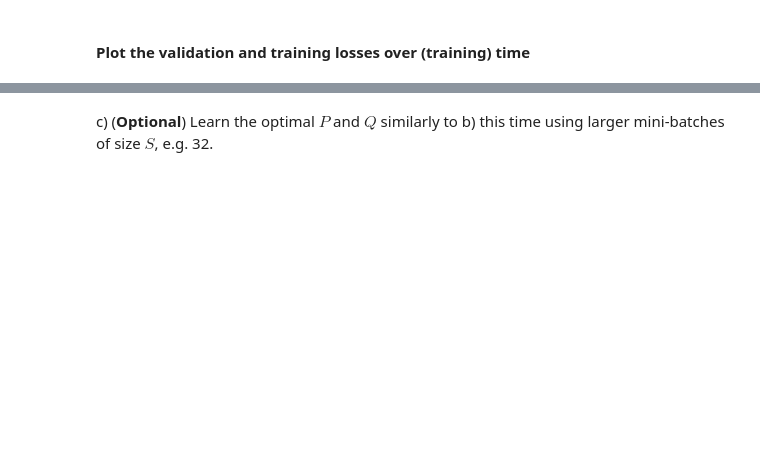
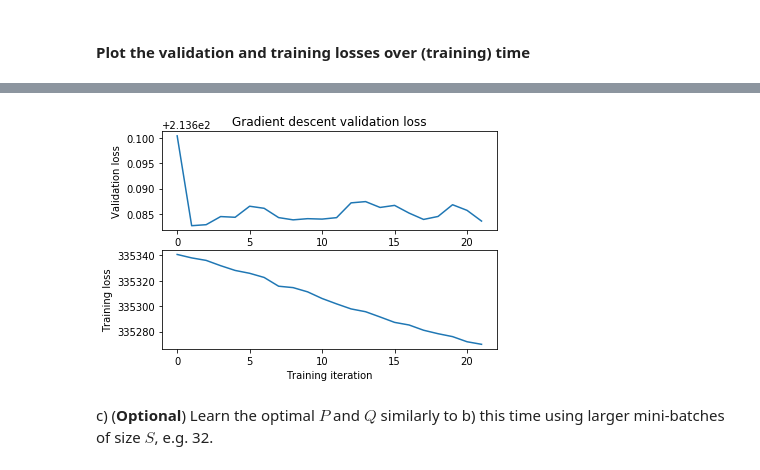
Before and after one commit to ArtemiiFrolov/Courses, a Jupyter notebook: TUM_Mining Massive Datasets/HW2_Features/task_02_rating_prediction.ipynb, the cells around one changed output, grey strips where cells are left out. Cells and saved outputs as stored; diff of their text form; code cells hidden in the pictures; blank space fills up the shorter version.

```diff
--- a/TUM_Mining Massive Datasets/HW2_Features/task_02_rating_prediction.ipynb
+++ b/TUM_Mining Massive Datasets/HW2_Features/task_02_rating_prediction.ipynb
@@ -635,7 +701,7 @@ b) Learn the optimal $P$ and $Q$ using the original stochastic gradient descent
 Q_g_st, P_g_st, val_l_g_st, tr_l_g_st, conv_g_st = latent_factor_gradient_descent(M_shifted, nonzero_indices,
                                                                                    k=30, val_idx=val_idx,
                                                                                    val_values=val_values_shifted,
-                                                                                   reg_lambda=1, learning_rate=1e-2,
+                                                                                   reg_lambda=1e-3, learning_rate=1e-1,
                                                                                    init='svd', batch_size=1,
                                                                                    max_steps=20000, log_every=500,
                                                                                    eval_every=50)
@@ -660,3 +715,19 @@ Converged after 3000 iterations, on average 0.015s per iteration
+# %%
+
+plt.subplot(2, 1, 1)
+plt.plot(val_l_g_st[:])
+plt.title('Gradient descent validation loss')
+plt.xlabel('Training iteration')
+plt.ylabel('Validation loss')
+
+plt.subplot(2, 1, 2)
+plt.plot(tr_l_g_st[:])
+plt.xlabel('Training iteration')
+plt.ylabel('Training loss')
+
+plt.show()
+# %% [output]
+[figure, added]
 # %% [markdown]
 c) (**Optional**) Learn the optimal $P$ and $Q$ similarly to b) this time using larger mini-batches of size $S$, e.g. 32.
 # %%
```
Also changed, not shown: parts of 41 cells of this notebook, 12 other files.
